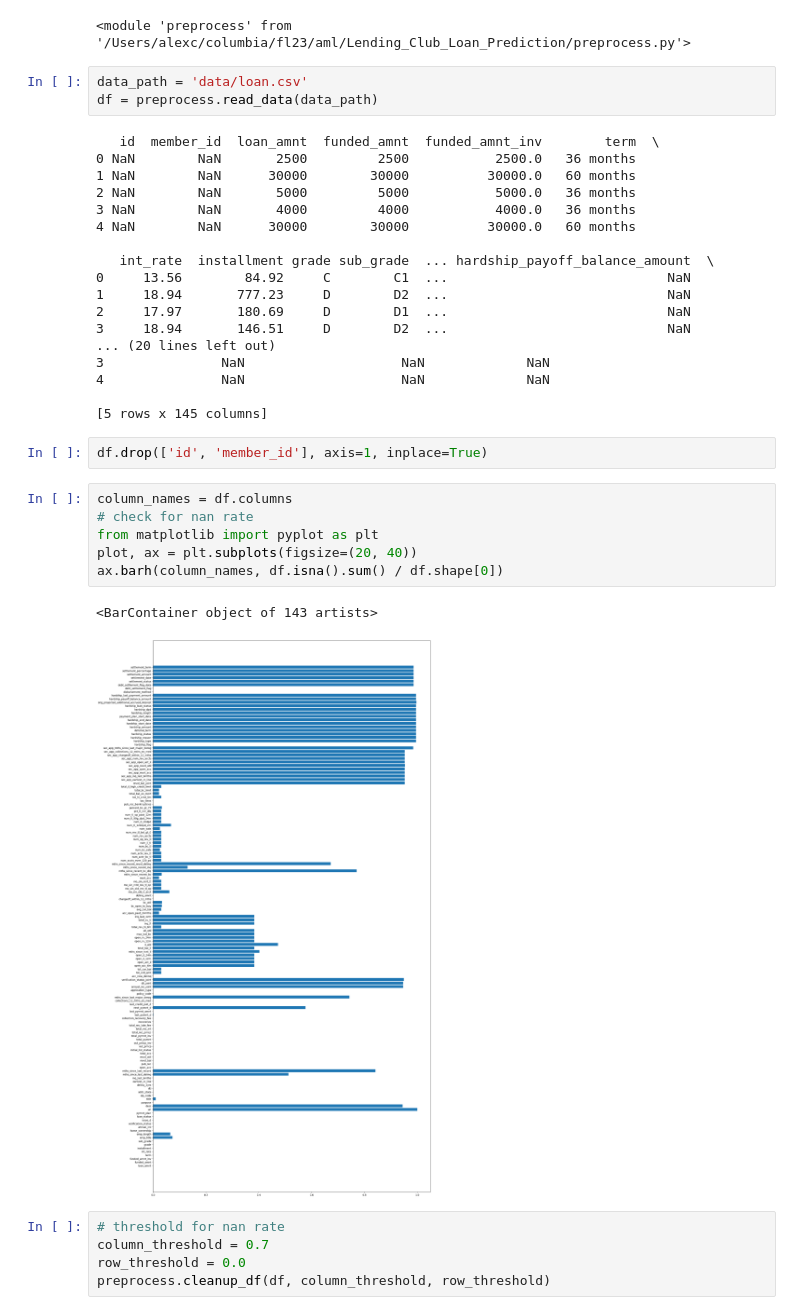
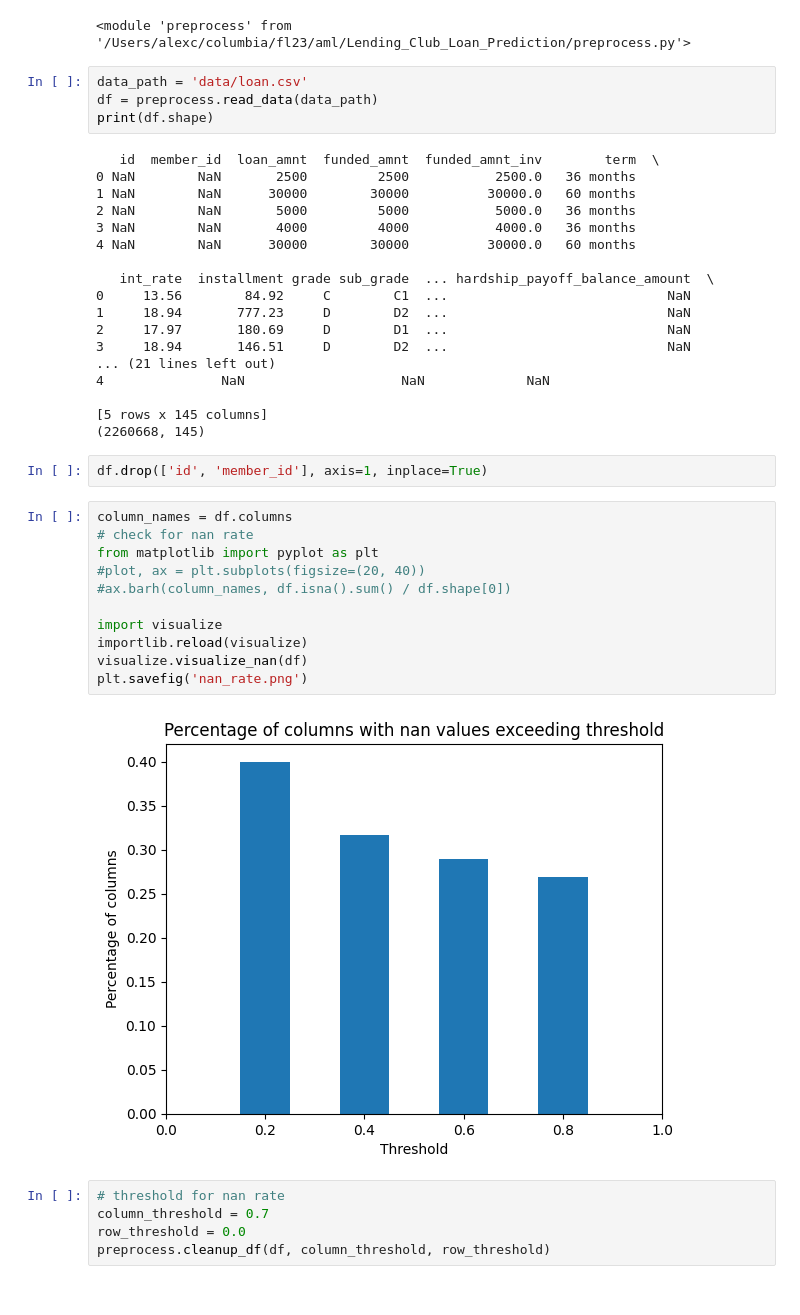
Before and after one commit to acnelexh/Lending_Club_Loan_Prediction, a Jupyter notebook: data.ipynb, the cells around one changed output. Drawn from its saved outputs; the diff is of its cells as text.

```diff
--- a/data.ipynb
+++ b/data.ipynb
@@ -7,6 +7,7 @@ importlib.reload(preprocess)
 # %%
 data_path = 'data/loan.csv'
 df = preprocess.read_data(data_path)
+print(df.shape)
 # %% [output]
    id  member_id  loan_amnt  funded_amnt  funded_amnt_inv        term  \
 0 NaN        NaN       2500         2500           2500.0   36 months
@@ -20,22 +21,26 @@ df = preprocess.read_data(data_path)
 1     18.94       777.23     D        D2  ...                            NaN
 2     17.97       180.69     D        D1  ...                            NaN
 3     18.94       146.51     D        D2  ...                            NaN
-... (20 lines left out)
-3               NaN                    NaN             NaN
+... (21 lines left out)
 4               NaN                    NaN             NaN
 
 [5 rows x 145 columns]
+(2260668, 145)
 # %%
 df.drop(['id', 'member_id'], axis=1, inplace=True)
 # %%
 column_names = df.columns
 # check for nan rate
 from matplotlib import pyplot as plt
-plot, ax = plt.subplots(figsize=(20, 40))
-ax.barh(column_names, df.isna().sum() / df.shape[0])
+#plot, ax = plt.subplots(figsize=(20, 40))
+#ax.barh(column_names, df.isna().sum() / df.shape[0])
+
+import visualize
+importlib.reload(visualize)
+visualize.visualize_nan(df)
+plt.savefig('nan_rate.png')
 # %% [output]
-<BarContainer object of 143 artists>
-[figure, old version]
+[figure, new version]
 # %%
 # threshold for nan rate
 column_threshold = 0.7
```
Also changed, not shown: parts of 4 cells of this notebook, 2 other files.
